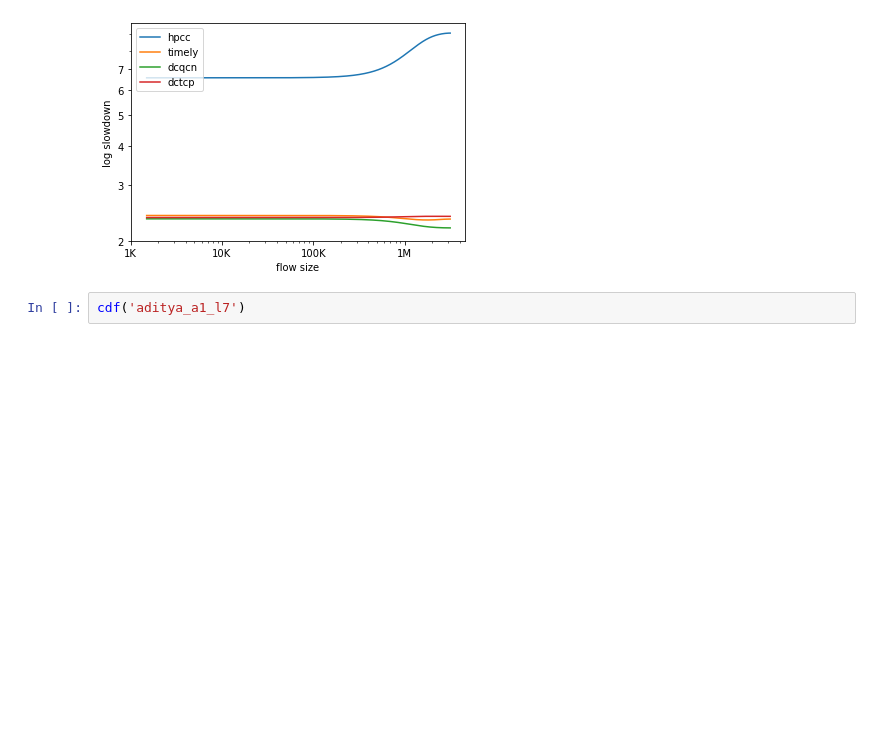
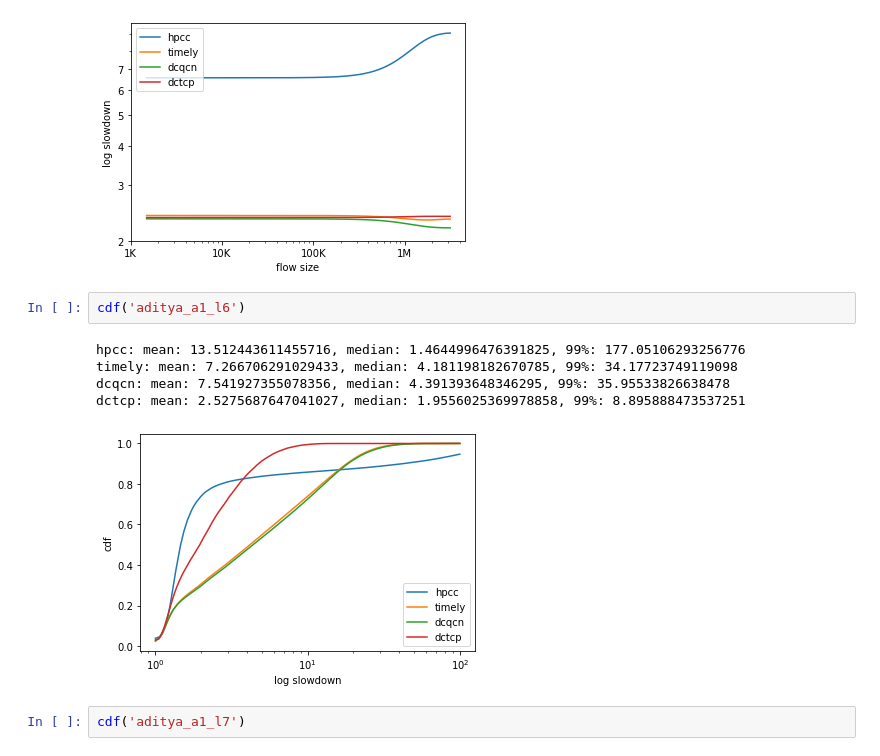
Before and after one commit to sakshamagarwals/High-Precision-Congestion-Control, a Jupyter notebook: visualizations/slowdown.ipynb, the cells around one changed output. Drawn from its saved outputs; the diff is of its cells as text; blank space fills up the shorter version.

```diff
--- a/visualizations/slowdown.ipynb
+++ b/visualizations/slowdown.ipynb
@@ -244,6 +252,14 @@ xtick = (np.array([1000,10000,100000,1000000]), ('1K', '10K', '100K', '1M'))
 sdvssize('aditya_a1',(2,8),xtick,500)
 # %% [output]
 [figure]
+# %%
+cdf('aditya_a1_l6')
+# %% [output]
+hpcc: mean: 13.512443611455716, median: 1.4644996476391825, 99%: 177.05106293256776
+timely: mean: 7.266706291029433, median: 4.181198182670785, 99%: 34.17723749119098
+dcqcn: mean: 7.541927355078356, median: 4.391393648346295, 99%: 35.95533826638478
+dctcp: mean: 2.5275687647041027, median: 1.9556025369978858, 99%: 8.895888473537251
+[figure, added]
 # %%
 cdf('aditya_a1_l7')
 # %% [output]
```
Also changed, not shown: parts of 5 cells of this notebook, 34 other files.
